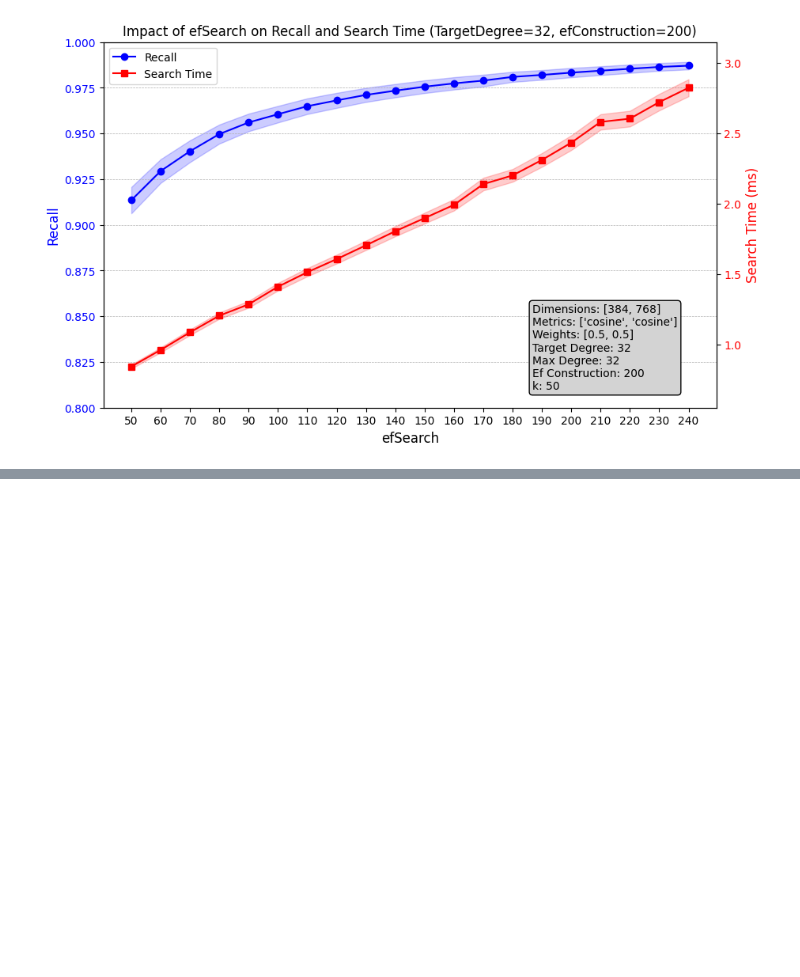
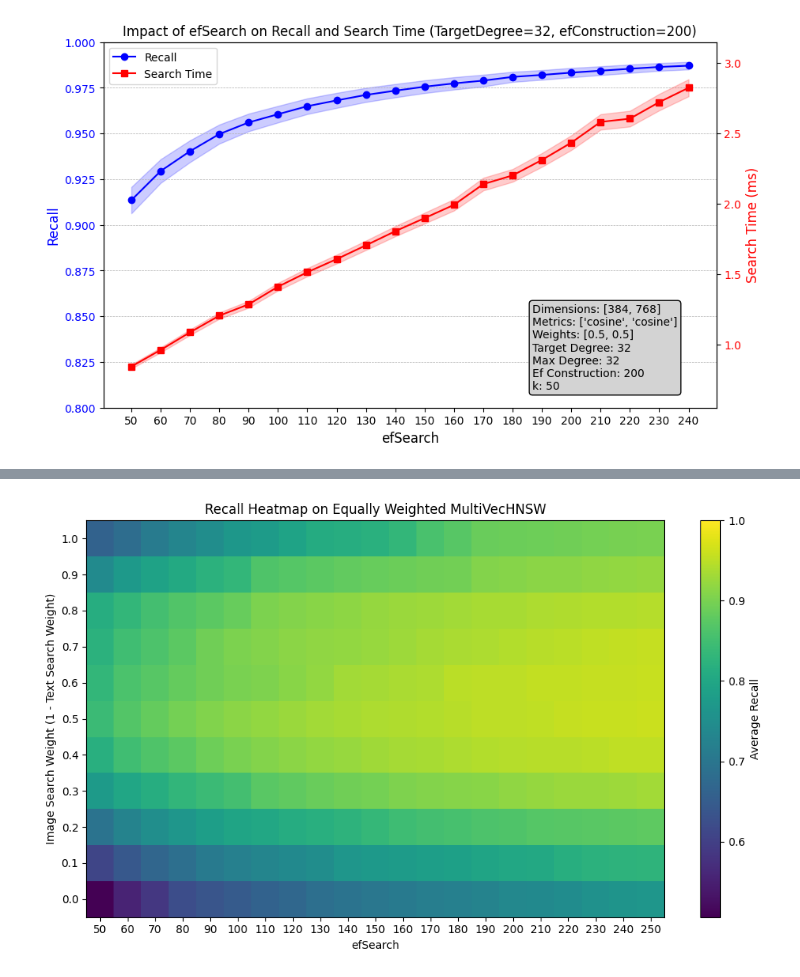
Before and after one commit to yavuzff/scalable-multimodal-similarity-search, a Jupyter notebook: notebooks/plot_graphs.ipynb, the cells around one changed output, grey strips where cells are left out. Drawn from its saved outputs; the diff is of its cells as text; code cells hidden in the pictures; blank space fills up the shorter version.

```diff
--- a/notebooks/plot_graphs.ipynb
+++ b/notebooks/plot_graphs.ipynb
@@ -977,0 +1079,4 @@ Averaged 1000 query results
+# %%
+plot_heatmap_for_search_weights_data(search_weights_exp_params, search_weights_construction_params, search_weights_data, max_ef=250)
+# %% [output]
+[figure, added]
```
Also changed, not shown: parts of 6 cells of this notebook.
